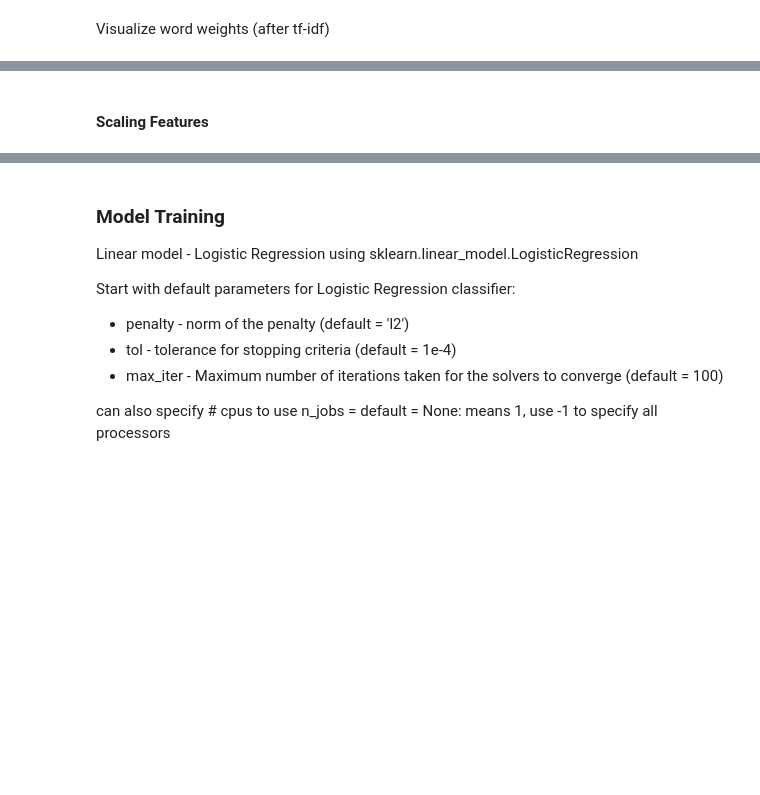
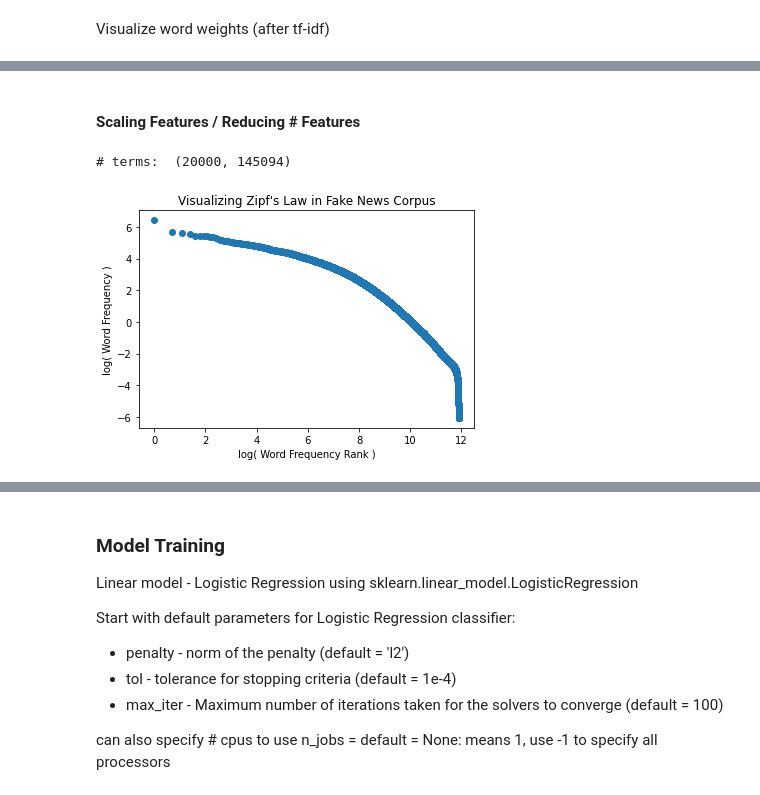
Before and after one commit to BennoKrojer/ML2, a Jupyter notebook: Part2.ipynb, the cells around one changed output, grey strips where cells are left out. Saved outputs shown, nothing was run; the diff lists cells and outputs as text; code cells hidden in the pictures; blank space fills up the shorter version.

```diff
--- a/Part2.ipynb
+++ b/Part2.ipynb
@@ -175,2 +164,18 @@ X_train_tfidf
 # %% [markdown]
-#### Scaling Features
+#### Scaling Features / Reducing \# Features
+# %%
+# Remove default stop words
+cv = CountVectorizer(stop_words='english')
+X_train_counts = cv.fit_transform(X_train)
+print("# terms: ", X_train_counts.shape)
+tfidf_transformer = TfidfTransformer()
+X_train_freq = tfidf_transformer.fit_transform(X_train_counts)
+
+# Create dictionary of corpus freq and plot
+word_list = cv.get_feature_names()
+freq_list = np.asarray(X_train_freq.sum(axis=0))[0]
+freq_dict = dict(zip(word_list, freq_list))
+plot_zipf(freq_dict)
+# %% [output]
+# terms:  (20000, 145094)
+[figure, added]
```
Also changed, not shown: parts of 48 cells of this notebook.
